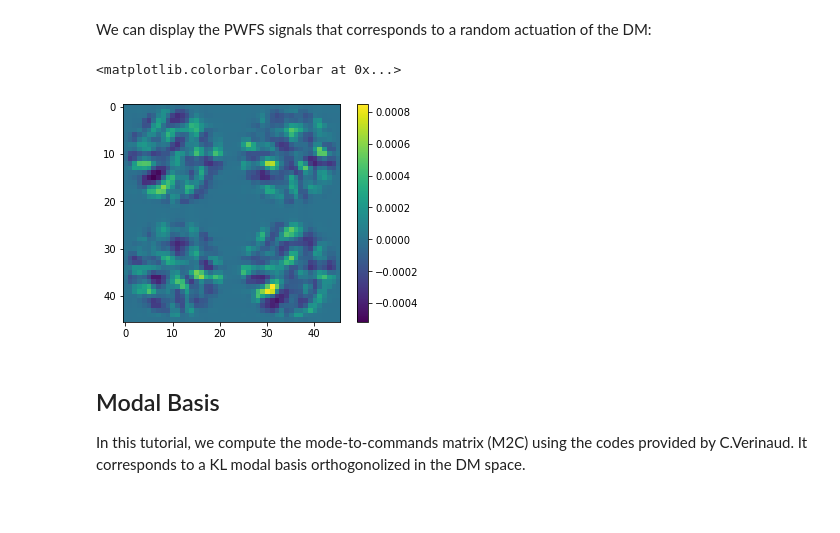
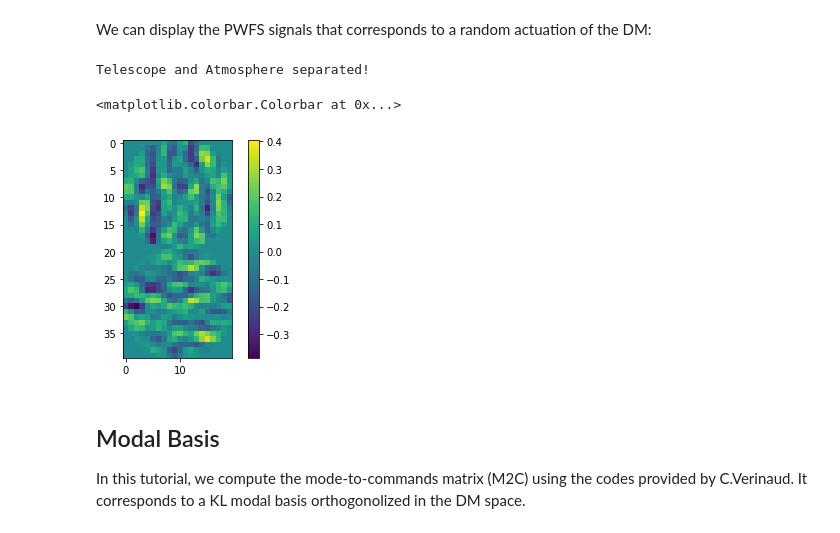
Before and after one commit to cheritier/OOPAO, a Jupyter notebook: tutorials/tutorial_howToAdaptiveOptics.ipynb, the cells around one changed output. Drawn from its saved outputs; the diff is of its cells as text; code cells hidden in the pictures.

```diff
--- a/tutorials/tutorial_howToAdaptiveOptics.ipynb
+++ b/tutorials/tutorial_howToAdaptiveOptics.ipynb
@@ -473,15 +465,17 @@ plt.colorbar()
 # %% [markdown]
 We can display the PWFS signals that corresponds to a random actuation of the DM:
 # %%
+tel-atm
 dm.coefs = (np.random.rand(dm.nValidAct)-0.5)*100e-9
 tel*dm*wfs
 
 plt.figure()
-plt.imshow(wfs.pyramidSignal_2D)
+plt.imshow(wfs.signal_2D)
 plt.colorbar()
 # %% [output]
-<matplotlib.colorbar.Colorbar at 0x...>
+Telescope and Atmosphere separated!
+<matplotlib.colorbar.Colorbar at 0x...>
-[figure, old version]
+[figure, new version]
 # %% [markdown]
 ## Modal Basis
 In this tutorial, we compute the mode-to-commands matrix (M2C) using the codes provided by C.Verinaud. It corresponds to a KL modal basis orthogonolized in the DM space.
```
Also changed, not shown: parts of 14 cells of this notebook, 2 other files.
